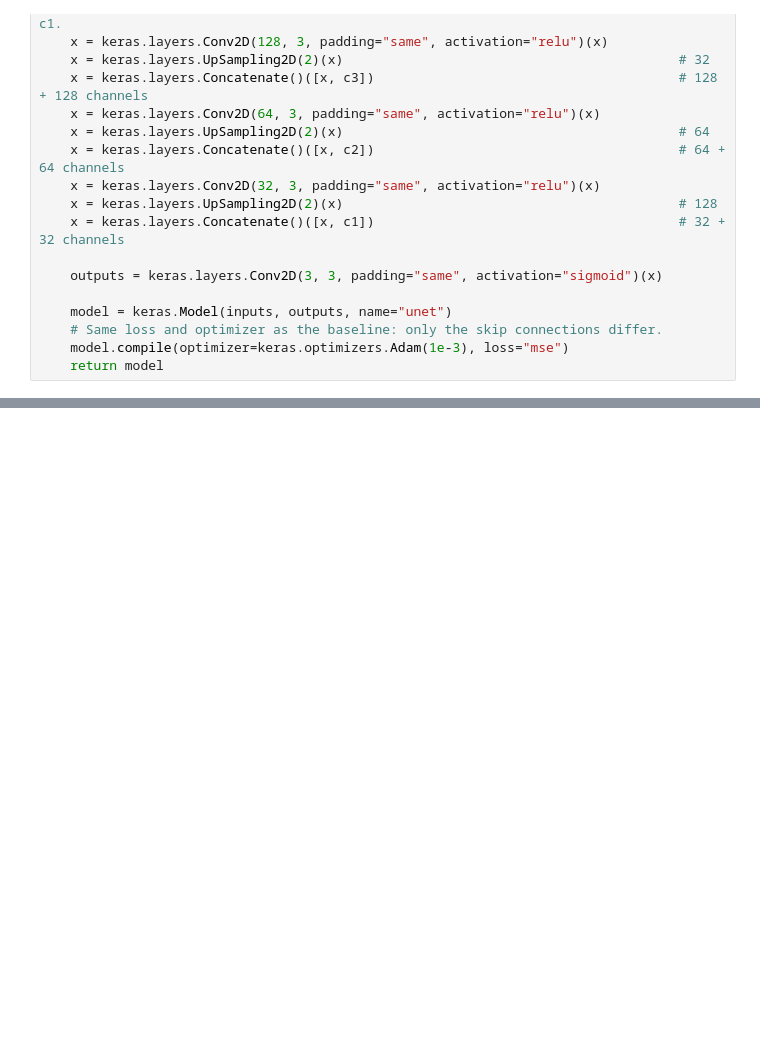
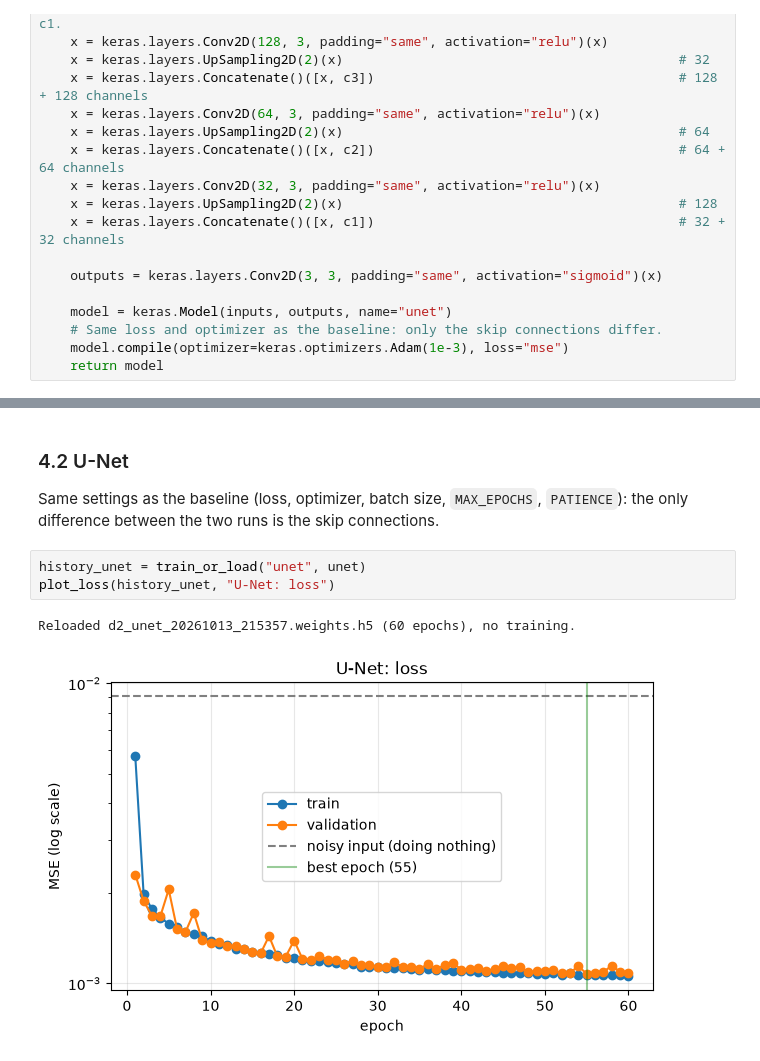
Before and after one commit to AxeWizard677/DataScienceA5, a Jupyter notebook: deliverable2.ipynb, the cells around one changed output, grey strips where cells are left out. Drawn from its saved outputs; the diff is of its cells as text; blank space fills up the shorter version.

```diff
--- a/deliverable2.ipynb
+++ b/deliverable2.ipynb
@@ -257,0 +341,10 @@ parameters: baseline 333,955 | U-Net 426,979
+# %% [markdown]
+### 4.2 U-Net
+
+Same settings as the baseline (loss, optimizer, batch size, `MAX_EPOCHS`, `PATIENCE`): the only difference between the two runs is the skip connections.
+# %%
+history_unet = train_or_load("unet", unet)
+plot_loss(history_unet, "U-Net: loss")
+# %% [output]
+Reloaded d2_unet_20261013_215357.weights.h5 (60 epochs), no training.
+[figure, added]
```
Also changed, not shown: parts of 10 cells of this notebook.
